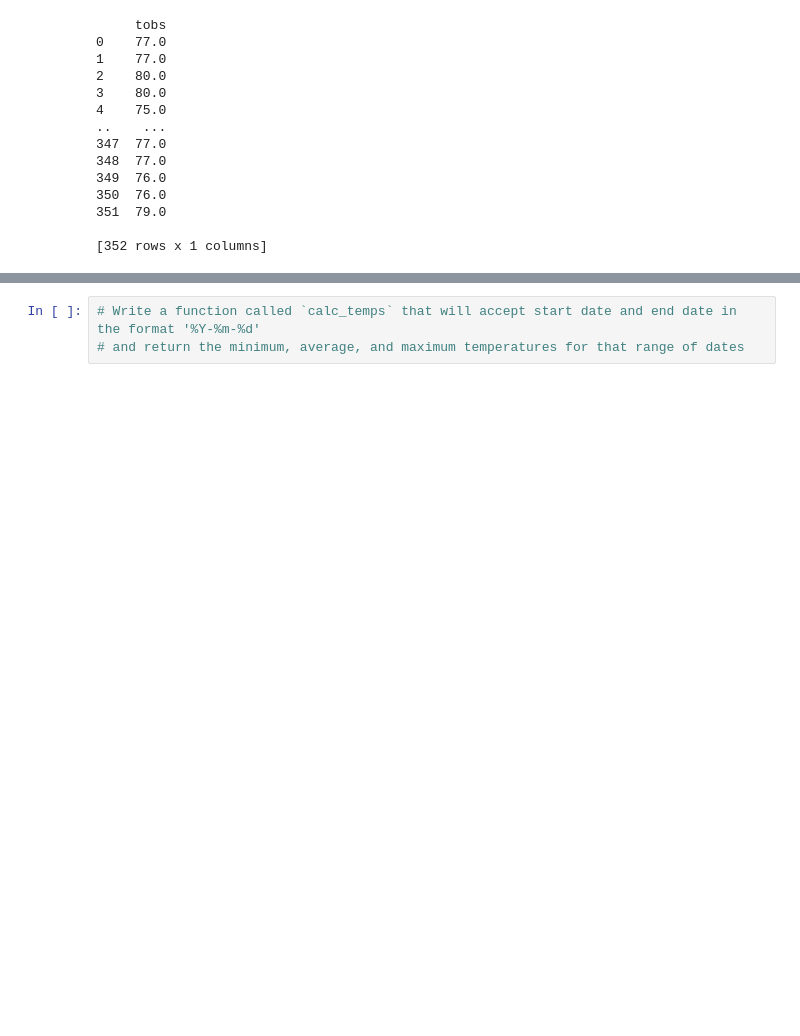
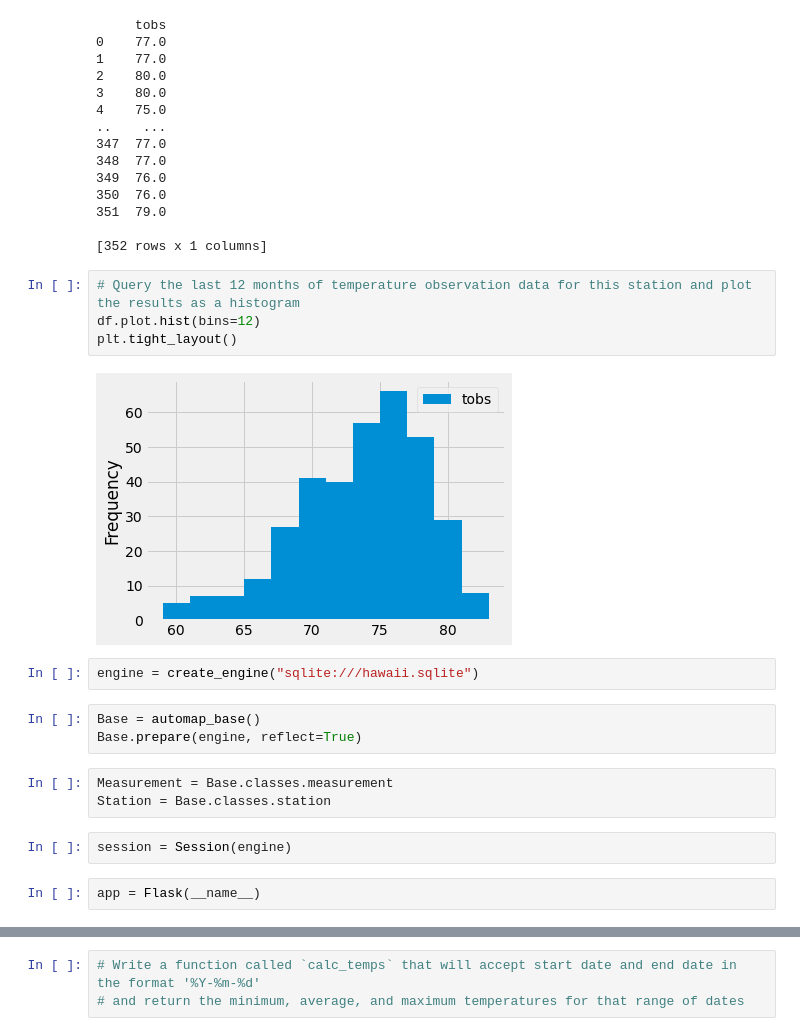
Before and after one commit to assaci/surfs_up, a Jupyter notebook: climate_analysis.ipynb, the cells around one changed output, grey strips where cells are left out. Cells and saved outputs as stored; diff of their text form; blank space fills up the shorter version.

```diff
--- a/climate_analysis.ipynb
+++ b/climate_analysis.ipynb
@@ -188,3 +188,21 @@ print(df)
 351  79.0
 
 [352 rows x 1 columns]
+# %%
+# Query the last 12 months of temperature observation data for this station and plot the results as a histogram
+df.plot.hist(bins=12)
+plt.tight_layout()
+# %% [output]
+[figure, added]
+# %%
+engine = create_engine("sqlite:///hawaii.sqlite")
+# %%
+Base = automap_base()
+Base.prepare(engine, reflect=True)
+# %%
+Measurement = Base.classes.measurement
+Station = Base.classes.station
+# %%
+session = Session(engine)
+# %%
+app = Flask(__name__)
```
Also changed, not shown: parts of 6 cells of this notebook, 3 other files.
